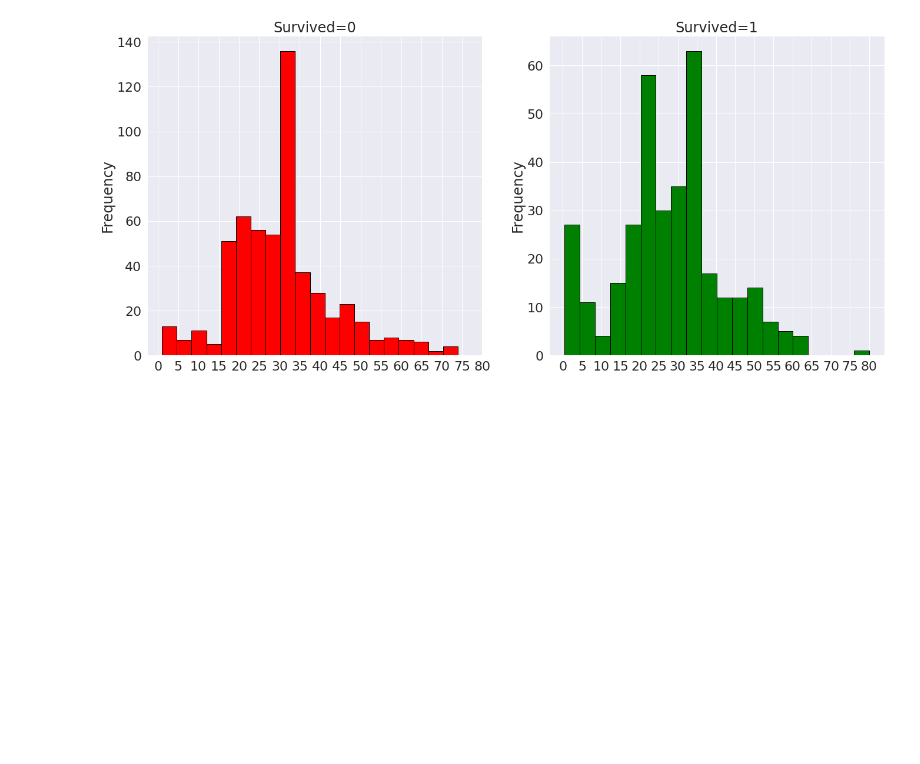
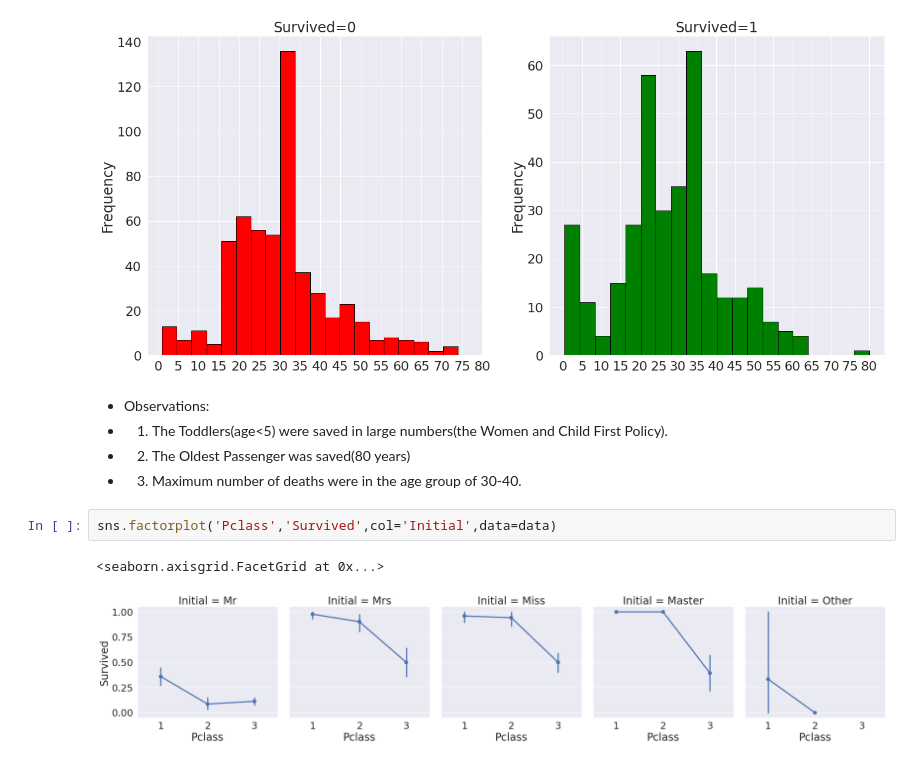
Before and after one commit to jonhyuk0922/HackerTon, a Jupyter notebook: eda-to-prediction-dietanic-jonghyuk.ipynb, the cells around one changed output. Drawn from its saved outputs; the diff is of its cells as text; blank space fills up the shorter version.

```diff
--- a/eda-to-prediction-dietanic-jonghyuk.ipynb
+++ b/eda-to-prediction-dietanic-jonghyuk.ipynb
@@ -273,3 +273,13 @@ ax[1].set_xticks(x2)
 plt.show()
 # %% [output]
 [figure]
+# %% [markdown]
+- Observations:
+- 1) The Toddlers(age<5) were saved in large numbers(the Women and Child First Policy).
+- 2) The Oldest Passenger was saved(80 years)
+- 3) Maximum number of deaths were in the age group of 30-40.
+# %%
+sns.factorplot('Pclass','Survived',col='Initial',data=data)
+# %% [output]
+<seaborn.axisgrid.FacetGrid at 0x...>
+[figure, added]
```
Also changed, not shown: parts of 19 cells of this notebook.
